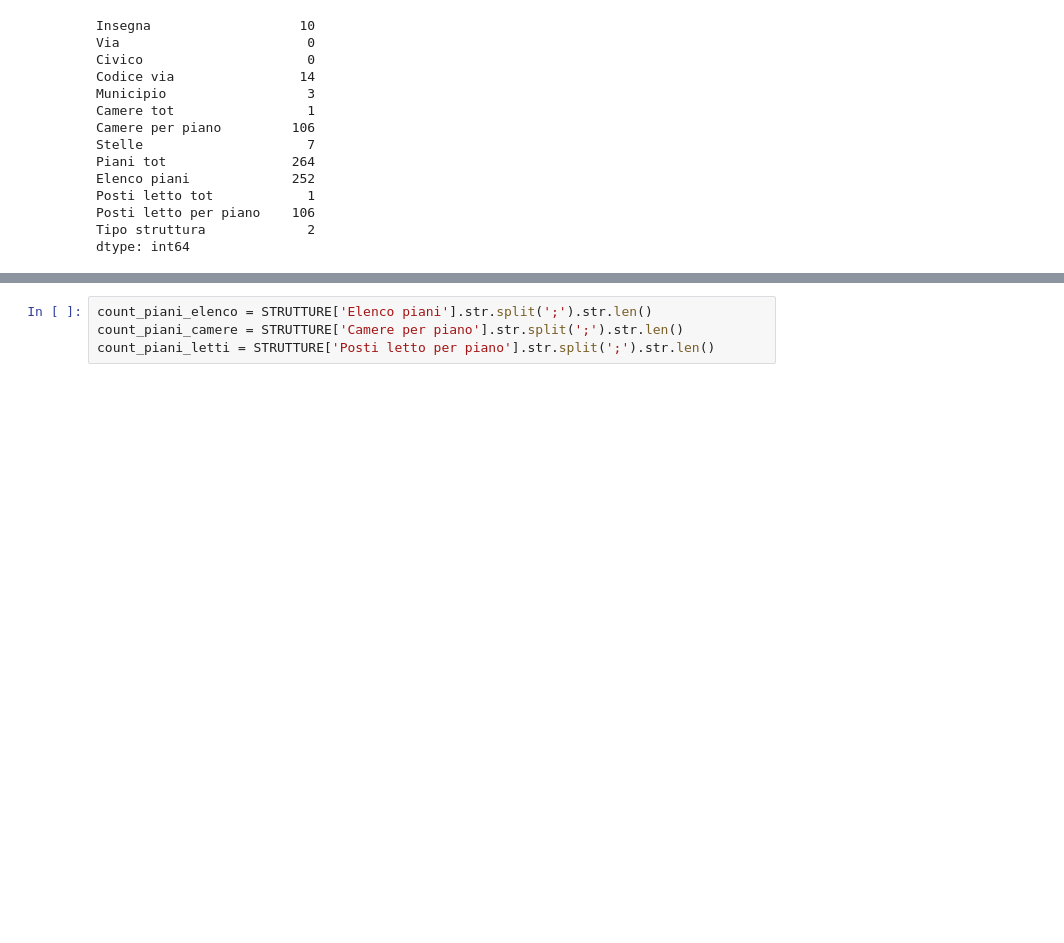
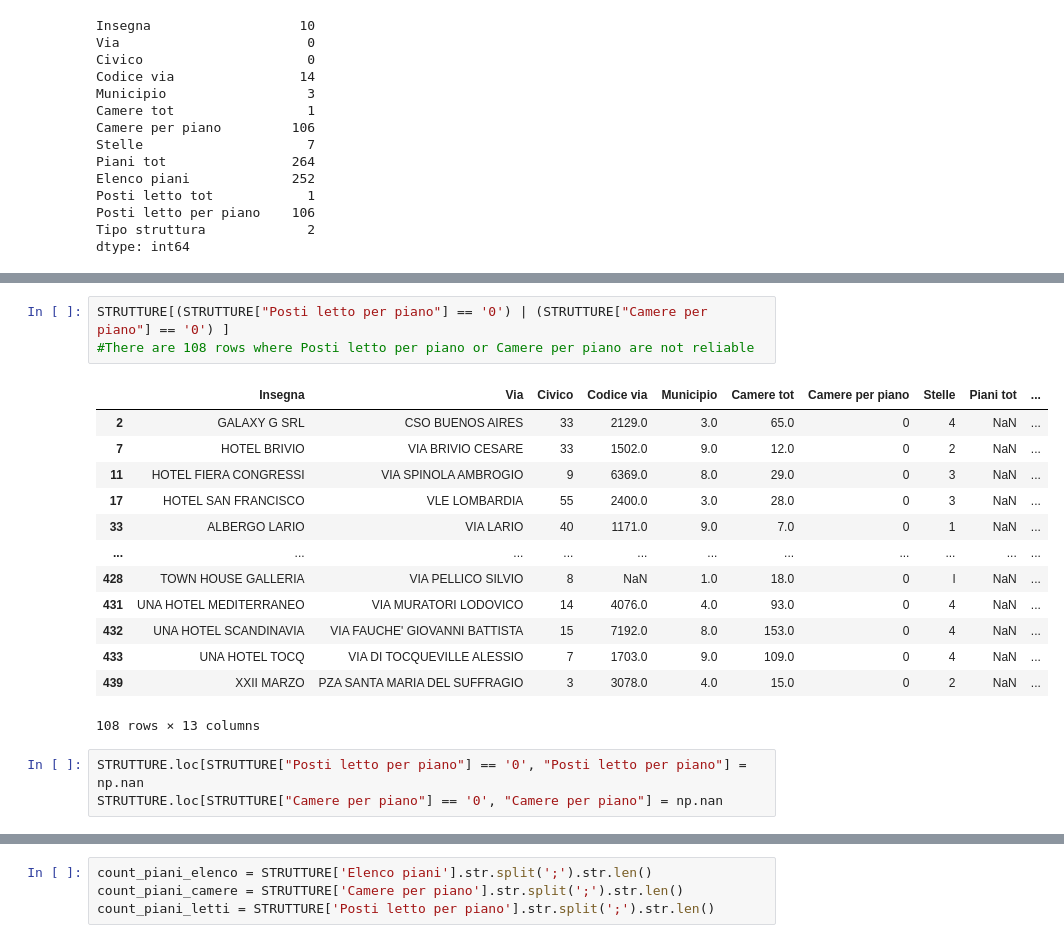
Before and after one commit to silviamacchi/DataQuality_project, a Jupyter notebook: Script_Silvia.ipynb, the cells around one changed output, grey strips where cells are left out. Cells and saved outputs as stored; diff of their text form; blank space fills up the shorter version.

```diff
--- a/Script_Silvia.ipynb
+++ b/Script_Silvia.ipynb
@@ -575,0 +574,20 @@ STRUTTURE[STRUTTURE['Elenco piani'].notna()].head()
+# %%
+STRUTTURE[(STRUTTURE["Posti letto per piano"] == '0') | (STRUTTURE["Camere per piano"] == '0') ]
+#There are 108 rows where Posti letto per piano or Camere per piano are not reliable
+# %% [output]
+|  | Insegna | Via | Civico | Codice via | Municipio | Camere tot | Camere per piano | Stelle | Piani tot | ... |
+| 2 | GALAXY G SRL | CSO BUENOS AIRES | 33 | 2129.0 | 3.0 | 65.0 | 0 | 4 | NaN | ... |
+| 7 | HOTEL BRIVIO | VIA BRIVIO CESARE | 33 | 1502.0 | 9.0 | 12.0 | 0 | 2 | NaN | ... |
+| 11 | HOTEL FIERA CONGRESSI | VIA SPINOLA AMBROGIO | 9 | 6369.0 | 8.0 | 29.0 | 0 | 3 | NaN | ... |
+| 17 | HOTEL SAN FRANCISCO | VLE LOMBARDIA | 55 | 2400.0 | 3.0 | 28.0 | 0 | 3 | NaN | ... |
+| 33 | ALBERGO LARIO | VIA LARIO | 40 | 1171.0 | 9.0 | 7.0 | 0 | 1 | NaN | ... |
+| ... | ... | ... | ... | ... | ... | ... | ... | ... | ... | ... |
+| 428 | TOWN HOUSE GALLERIA | VIA PELLICO SILVIO | 8 | NaN | 1.0 | 18.0 | 0 | l | NaN | ... |
+| 431 | UNA HOTEL MEDITERRANEO | VIA MURATORI LODOVICO | 14 | 4076.0 | 4.0 | 93.0 | 0 | 4 | NaN | ... |
+| 432 | UNA HOTEL SCANDINAVIA | VIA FAUCHE' GIOVANNI BATTISTA | 15 | 7192.0 | 8.0 | 153.0 | 0 | 4 | NaN | ... |
+| 433 | UNA HOTEL TOCQ | VIA DI TOCQUEVILLE ALESSIO | 7 | 1703.0 | 9.0 | 109.0 | 0 | 4 | NaN | ... |
+| 439 | XXII MARZO | PZA SANTA MARIA DEL SUFFRAGIO | 3 | 3078.0 | 4.0 | 15.0 | 0 | 2 | NaN | ... |
+108 rows × 13 columns
+# %%
+STRUTTURE.loc[STRUTTURE["Posti letto per piano"] == '0', "Posti letto per piano"] = np.nan
+STRUTTURE.loc[STRUTTURE["Camere per piano"] == '0', "Camere per piano"] = np.nan
```
Also changed, not shown: parts of 22 cells of this notebook, 1 other file.
